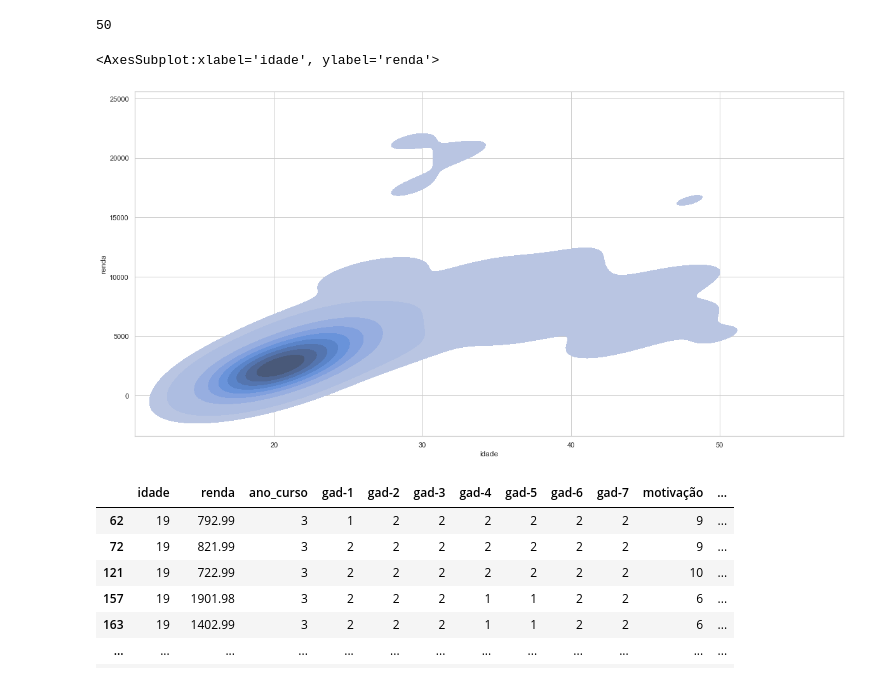
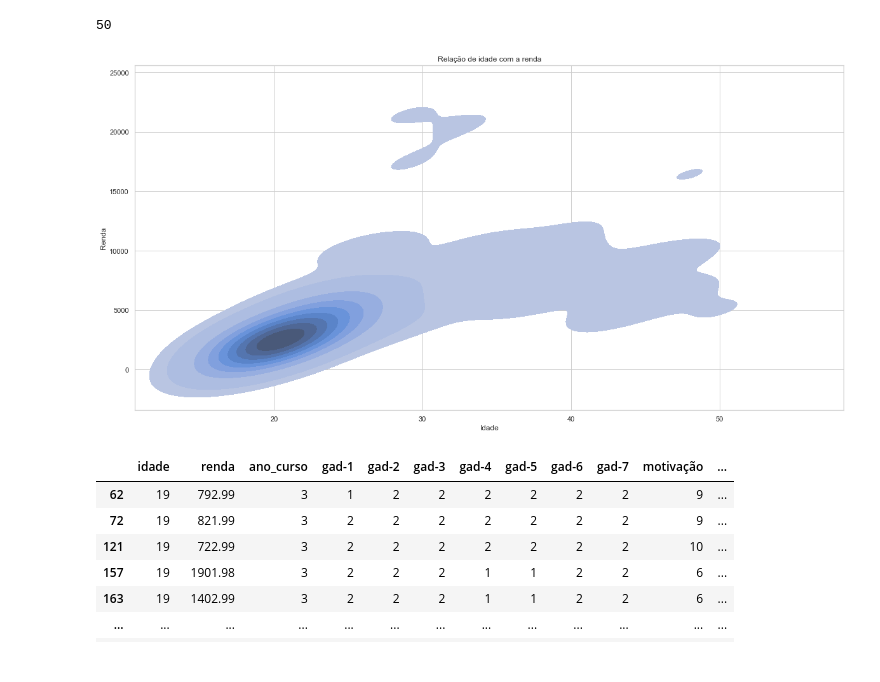
Before and after one commit to andretakeo/Projeto2_03-2023, a Jupyter notebook: Projeto #02.ipynb, the cells around one changed output. Cells and saved outputs as stored; diff of their text form; code cells hidden in the pictures.

```diff
--- a/Projeto #02.ipynb
+++ b/Projeto #02.ipynb
@@ -322,10 +312,13 @@ max(df.idade)
 # %%
 sns.set_style("whitegrid")
 
-sns.kdeplot(data=df, x="idade", y="renda", fill=True, common_norm=True, alpha=1, linewidth=0)
+sns.kdeplot(data=df, x="idade", y="renda", fill=True, shade=True, alpha=1, linewidth=0)
+plt.title("Relação de idade com a renda")
+plt.xlabel("Idade")
+plt.ylabel("Renda")
+plt.show()
 # %% [output]
-<AxesSubplot:xlabel='idade', ylabel='renda'>
-[figure, old version]
+[figure, new version]
 # %%
 df
 # %% [output]
```
Also changed, not shown: parts of 4 cells of this notebook.
